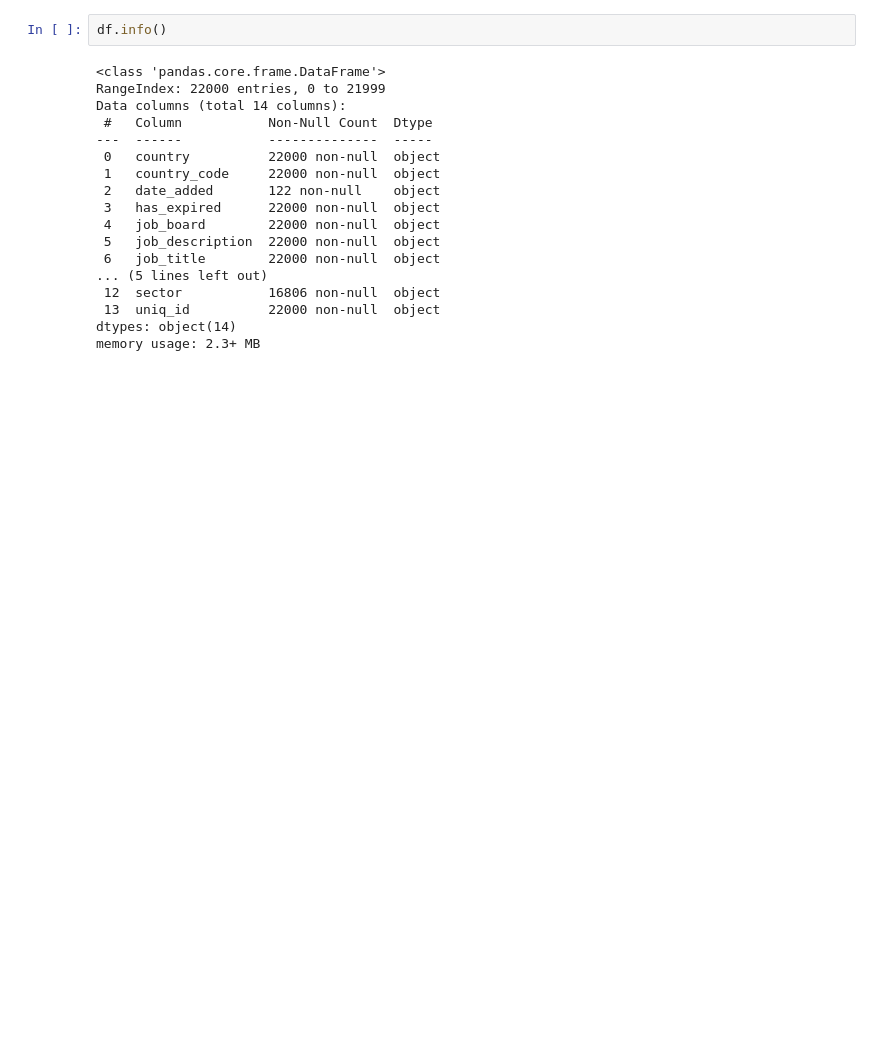
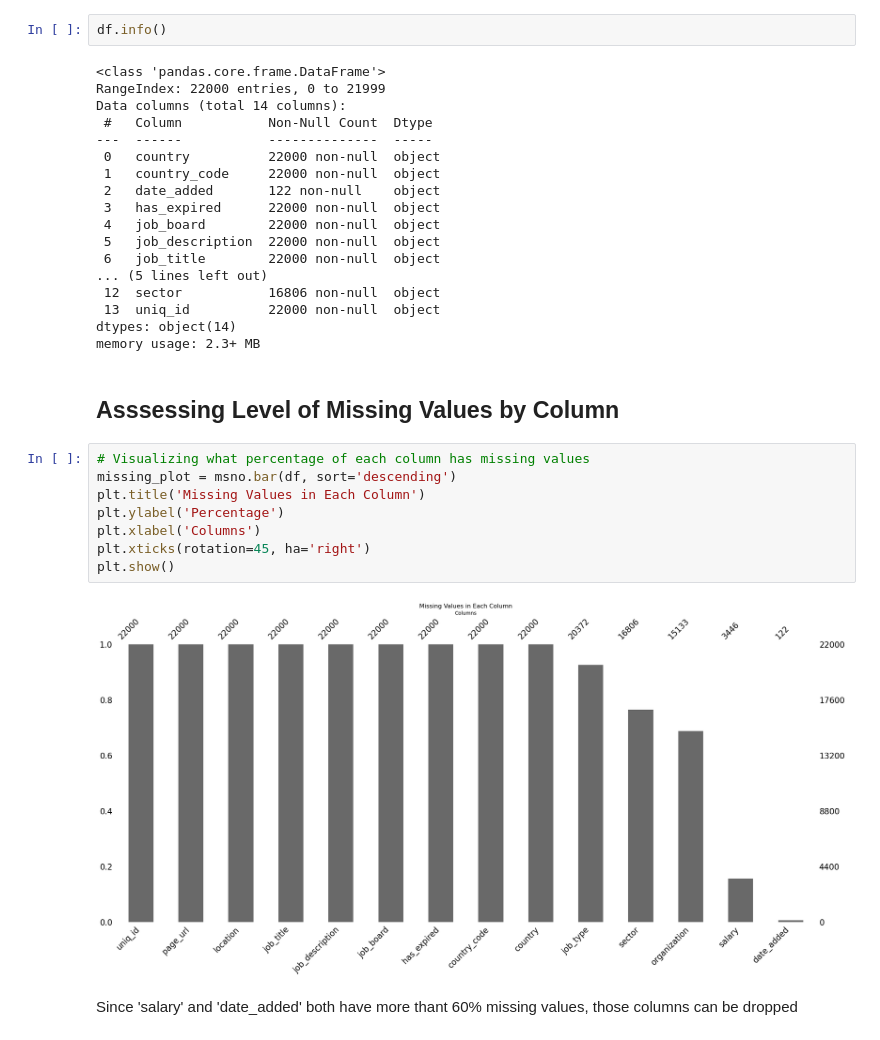
Before and after one commit to shanraeh/Preliminary_Data_Analysis_Workflows, a Jupyter notebook: Monster_Jobs.ipynb, the cells around one changed output. Saved outputs shown, nothing was run; the diff lists cells and outputs as text; blank space fills up the shorter version.

```diff
--- a/Monster_Jobs.ipynb
+++ b/Monster_Jobs.ipynb
@@ -38,3 +51,17 @@ Data columns (total 14 columns):
  13  uniq_id          22000 non-null  object
 dtypes: object(14)
 memory usage: 2.3+ MB
+# %% [markdown]
+## Asssessing Level of Missing Values by Column
+# %%
+# Visualizing what percentage of each column has missing values
+missing_plot = msno.bar(df, sort='descending')
+plt.title('Missing Values in Each Column')
+plt.ylabel('Percentage')
+plt.xlabel('Columns')
+plt.xticks(rotation=45, ha='right')
+plt.show()
+# %% [output]
+[figure, added]
+# %% [markdown]
+Since 'salary' and 'date_added' both have more thant 60% missing values, those columns can be dropped
```
Also changed, not shown: parts of 25 cells of this notebook.
